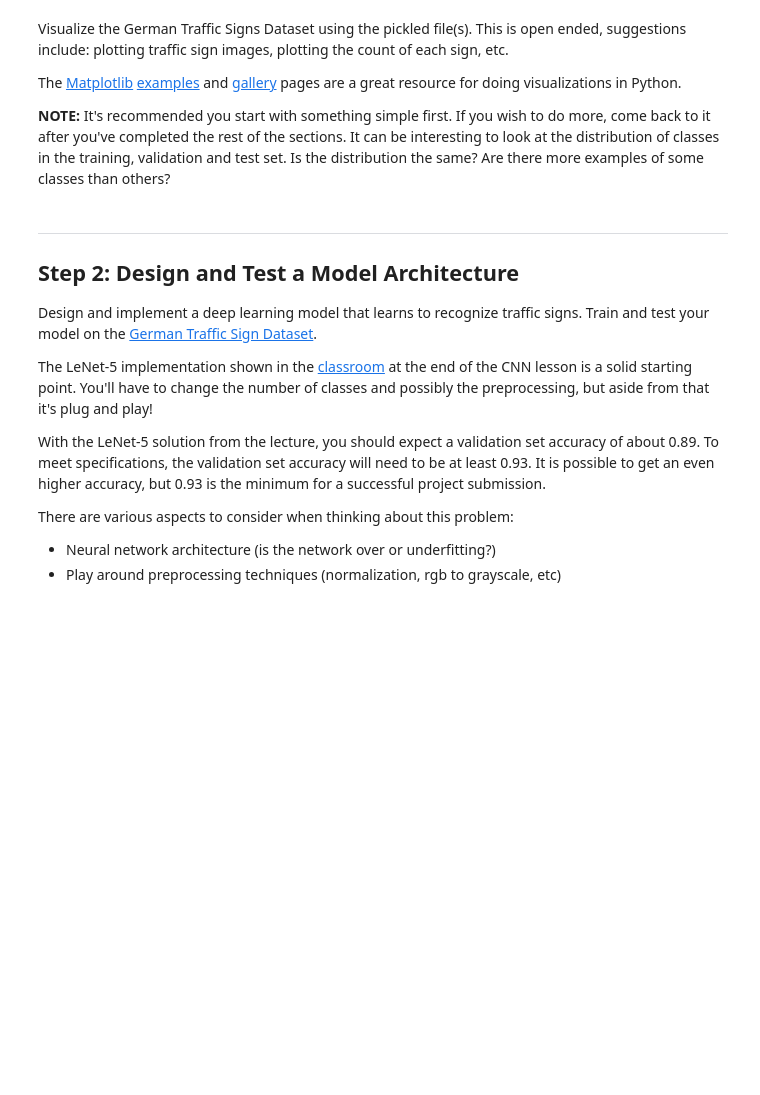
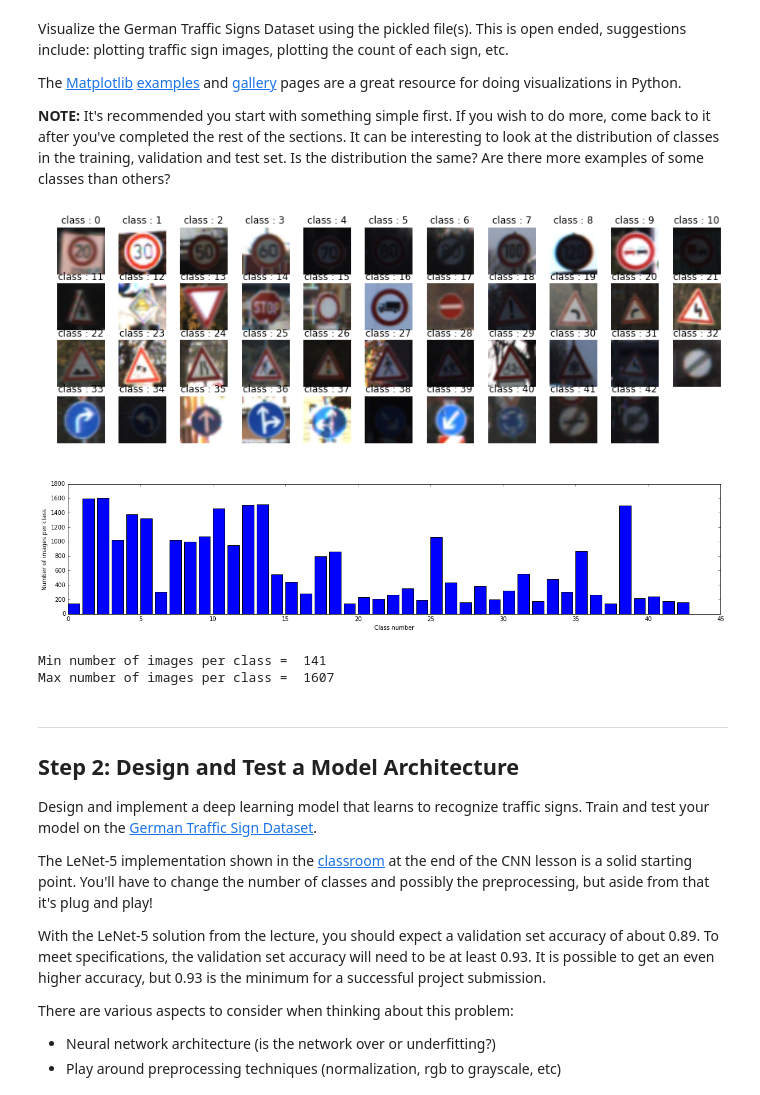
Before and after one commit to ZeipsCode/CarND-Traffic-Sign-Classifier-Project, a Jupyter notebook: Traffic_Sign_Classifier.ipynb, the cells around one changed output. Drawn from its saved outputs; the diff is of its cells as text; code cells hidden in the pictures; blank space fills up the shorter version.

```diff
--- a/Traffic_Sign_Classifier.ipynb
+++ b/Traffic_Sign_Classifier.ipynb
@@ -81,12 +71,17 @@ Complete the basic data summary below. Use python, numpy and/or pandas methods t
 # %%
 ### Replace each question mark with the appropriate value.
 ### Use python, pandas or numpy methods rather than hard coding the results
+
+from sklearn.model_selection import train_test_split
+
+#take 20 % (0.2) of the training images and declare them as validation data
+X_train, X_Validation, y_train, y_Validation = train_test_split(X_train, y_train, test_size=0.2, random_state=0)
 
 # TODO: Number of training examples
 n_train = len(X_train)
 
 # TODO: Number of validation examples
-n_validation = len(X_valid)
+n_validation = len(X_Validation)
 
 # TODO: Number of testing examples.
 n_test = len(X_test)
@@ -126,3 +115,33 @@ import matplotlib.pyplot as plt
+# %%
+### Data exploration visualization goes here.
+# Visualizations will be shown in the notebook.
+%matplotlib inline
+
+n_samples=[]
+plt.figure(figsize=(15, 15))
+for i in range(0, n_classes):
+    plt.subplot(12, 11, i+1)
+    example = X_train[y_train == i]
+    plt.imshow(example[0, :])  #draws the first image of every class
+    plt.title("class : " + str(i))
+    plt.axis('off')
+    n_samples.append(len(example))
+plt.show()
+
+#Plot number of images per class
+plt.figure(figsize=(20, 4))
+plt.bar(range(0, n_classes), n_samples)
+plt.xlabel("Class number")
+plt.ylabel("Number of images per class")
+plt.show()
+
+print("Min number of images per class = ", min(n_samples))
+print("Max number of images per class = ", max(n_samples))
+# %% [output]
+[figure, added]
+[figure, added]
+Min number of images per class =  141
+Max number of images per class =  1607
 # %% [markdown]
 ----
 
```
Also changed, not shown: parts of 12 cells of this notebook, 9 other files.
